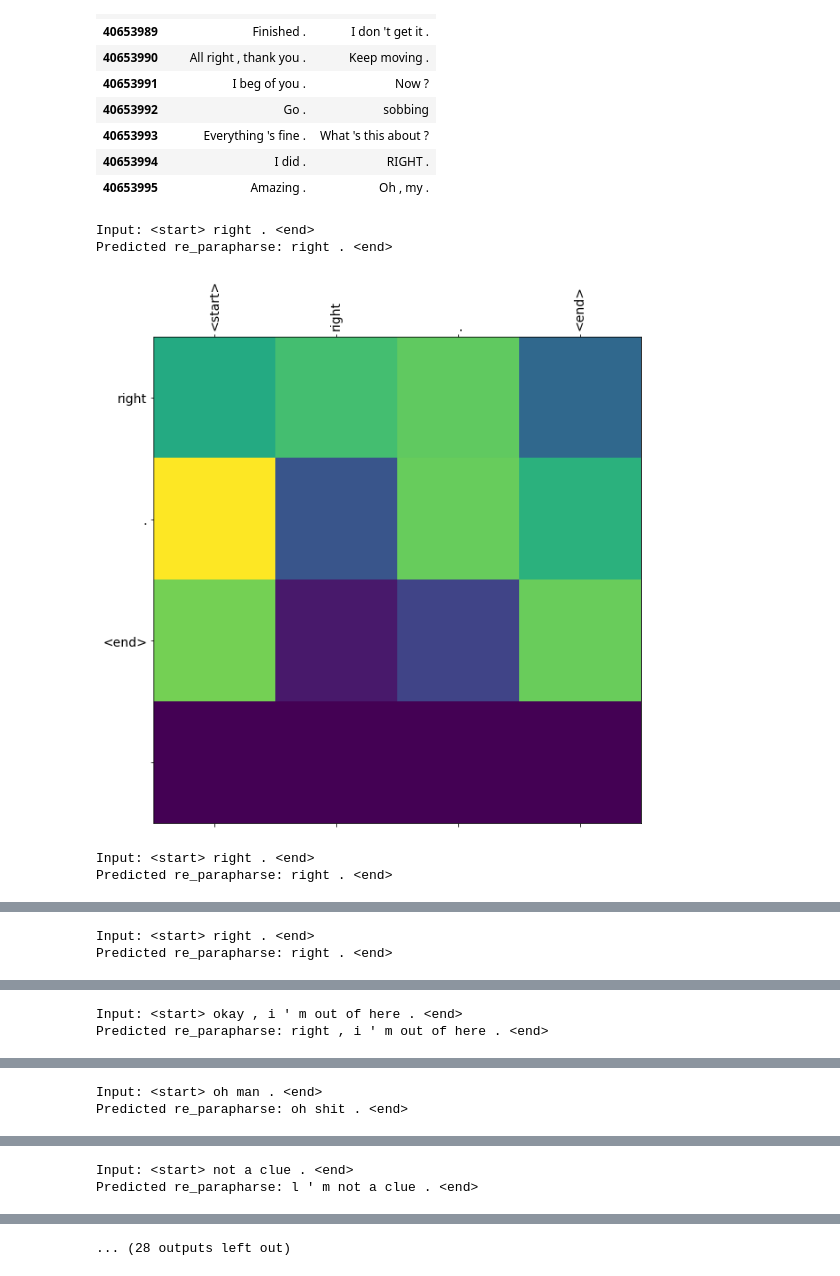
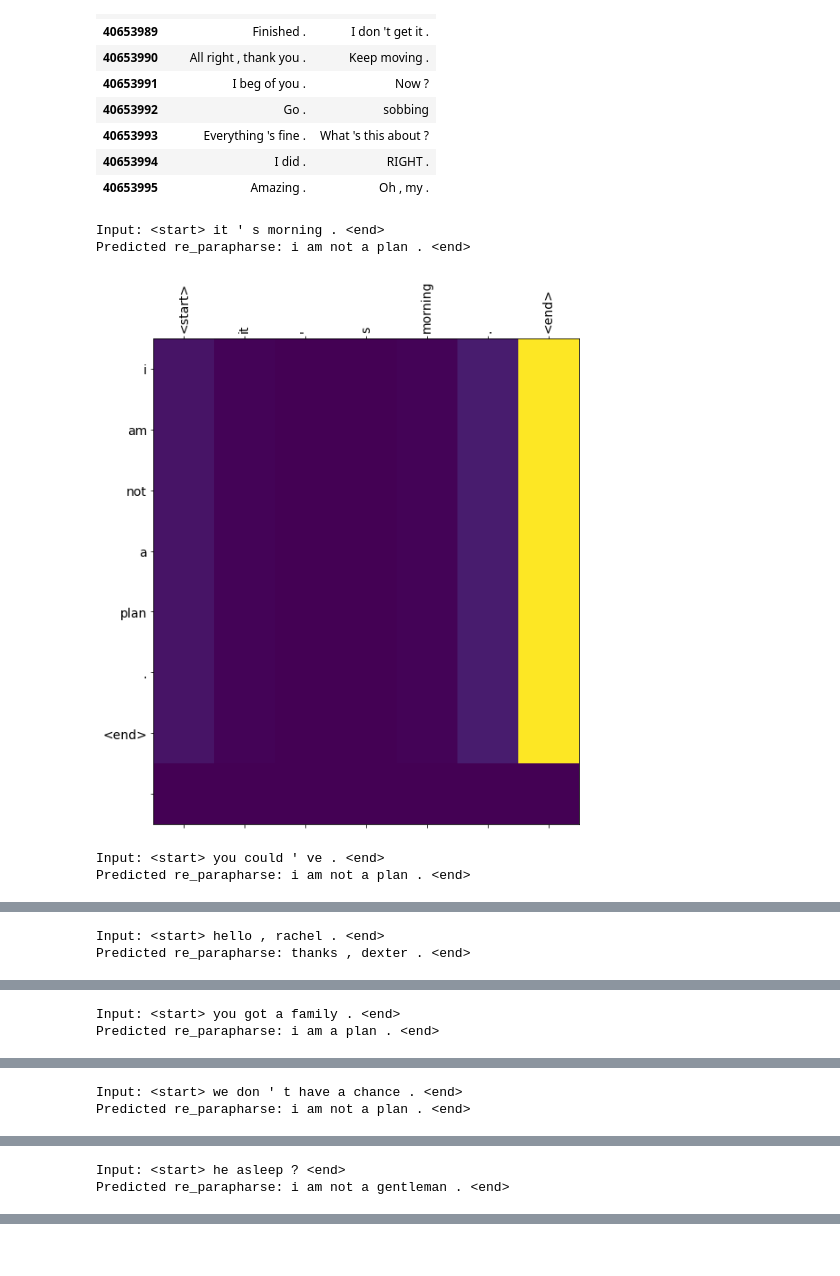
Before and after one commit to chusri/text-paraphrase-generator, a Jupyter notebook: notebooks/text-paraphrase.ipynb, the cells around one changed output, grey strips where cells are left out. Drawn from its saved outputs; the diff is of its cells as text; code cells hidden in the pictures.

```diff
--- a/notebooks/text-paraphrase.ipynb
+++ b/notebooks/text-paraphrase.ipynb
@@ -54,8 +61,7 @@ tf.__version__
 # %%
-%%time
 num_examples = 1000000
 num_examples = 500000
-df = get_train()
+num_examples = 2000
 df_train = df[:num_examples].copy()
 df_train['firstSentence'] = np.vectorize(preprocess_sentence)(df_train['firstSentence'])
 df_train['secondSentence'] = np.vectorize(preprocess_sentence)(df_train['secondSentence'])
@@ -162,7 +174,7 @@ sample_hidden = encoder.initialize_hidden_state()
 sample_output, sample_hidden = encoder(example_input_batch, sample_hidden)
 print ('Encoder output shape: (batch size, sequence length, units) {}'.format(sample_output.shape))
 print ('Encoder Hidden state shape: (batch size, units) {}'.format(sample_hidden.shape))
-attention_layer = BahdanauAttention(10)
+attention_layer = KeyValueAttention(10)
 attention_result, attention_weights = attention_layer(sample_hidden, sample_output)
 
 print("Attention result shape: (batch size, units) {}".format(attention_result.shape))
@@ -182,5 +194,5 @@ Decoder output shape: (batch_size, vocab size) (64, 20101)
 # %%
-checkpoint_dir = './training_checkpoints'
+checkpoint_dir = './training_checkpoints_2'
 checkpoint_prefix = os.path.join(checkpoint_dir, "ckpt")
 checkpoint = tf.train.Checkpoint(optimizer=optimizer, encoder=encoder, decoder=decoder)
 # %%
@@ -304,11 +316,14 @@ df.tail(10)
 | 40653994 | I did . | RIGHT . |
 | 40653995 | Amazing . | Oh , my . |
 # %%
-for x in df.iloc[-20:, :].firstSentence.values:
-    re_parapharse(x)
+for x in df.iloc[2000:2010, :].firstSentence.values:
+    try:
+        re_parapharse(x)
+    except Exception as e:
+        pass
 # %% [output]
-Input: <start> right . <end>
-Predicted re_parapharse: right . <end>
+Input: <start> it ' s morning . <end>
+Predicted re_parapharse: i am not a plan . <end>
-[figure, old version]
+[figure, new version]
-Input: <start> right . <end>
-Predicted re_parapharse: right . <end>
+Input: <start> you could ' ve . <end>
+Predicted re_parapharse: i am not a plan . <end>
@@ -316,2 +331,2 @@ Predicted re_parapharse: right . <end>
-Input: <start> right . <end>
-Predicted re_parapharse: right . <end>
+Input: <start> hello , rachel . <end>
+Predicted re_parapharse: thanks , dexter . <end>
@@ -319,2 +334,2 @@ Predicted re_parapharse: right . <end>
-Input: <start> okay , i ' m out of here . <end>
-Predicted re_parapharse: right , i ' m out of here . <end>
+Input: <start> you got a family . <end>
+Predicted re_parapharse: i am a plan . <end>
@@ -322,2 +337,2 @@ Predicted re_parapharse: right , i ' m out of here . <end>
-Input: <start> oh man . <end>
-Predicted re_parapharse: oh shit . <end>
+Input: <start> we don ' t have a chance . <end>
+Predicted re_parapharse: i am not a plan . <end>
@@ -325,2 +340,2 @@ Predicted re_parapharse: oh shit . <end>
-Input: <start> not a clue . <end>
-Predicted re_parapharse: l ' m not a clue . <end>
+Input: <start> he asleep ? <end>
+Predicted re_parapharse: i am not a gentleman . <end>
@@ -328 +342,0 @@ Predicted re_parapharse: l ' m not a clue . <end>
-... (28 outputs left out)
```
Also changed, not shown: parts of 10 cells of this notebook, 2 other files.
